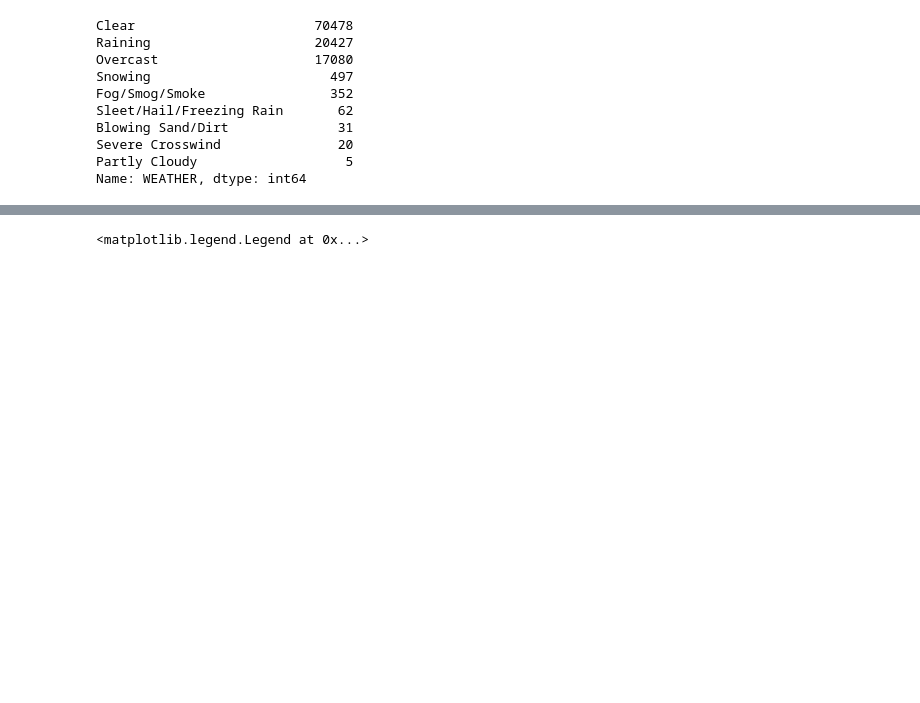
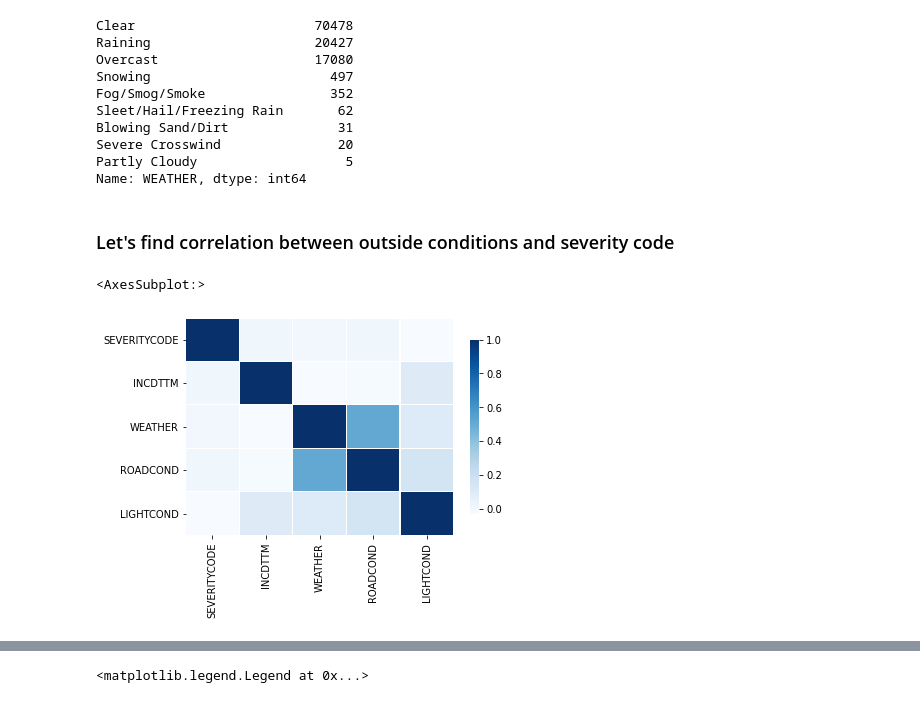
Before and after one commit to delsakov/Coursera-DataScience, a Jupyter notebook: Data Science Capstone.ipynb, the cells around one changed output, grey strips where cells are left out. Cells and saved outputs as stored; diff of their text form; code cells hidden in the pictures; blank space fills up the shorter version.

Commit message:
added correlation data

```diff
--- a/Data Science Capstone.ipynb
+++ b/Data Science Capstone.ipynb
@@ -178,3 +178,5 @@ Blowing Sand/Dirt              31
 Severe Crosswind               20
 Partly Cloudy                   5
 Name: WEATHER, dtype: int64
+# %% [markdown]
+### Let's find correlation between outside conditions and severity code
@@ -180,0 +210,35 @@ Name: WEATHER, dtype: int64
+# %%
+# Clear = 0; rain/snow = 1; overcast = 2, windy = 3
+initial_df['WEATHER'].replace('Clear', 0, inplace=True)
+initial_df['WEATHER'].replace('Raining', 1, inplace=True)
+initial_df['WEATHER'].replace('Overcast', 2, inplace=True)
+initial_df['WEATHER'].replace('Snowing', 1, inplace=True)
+initial_df['WEATHER'].replace('Fog/Smog/Smoke', 2, inplace=True)
+initial_df['WEATHER'].replace('Sleet/Hail/Freezing Rain', 1, inplace=True)
+initial_df['WEATHER'].replace('Blowing Sand/Dirt', 3, inplace=True)
+initial_df['WEATHER'].replace('Severe Crosswind', 3, inplace=True)
+initial_df['WEATHER'].replace('Partly Cloudy', 2, inplace=True)
+
+# Dry = 0; wet/snow/other = 1
+initial_df['ROADCOND'].replace('Dry', 0, inplace=True)
+initial_df['ROADCOND'].replace('Wet', 1, inplace=True)
+initial_df['ROADCOND'].replace('Ice', 1, inplace=True)
+initial_df['ROADCOND'].replace('Snow/Slush', 1, inplace=True)
+initial_df['ROADCOND'].replace('Oil', 1, inplace=True)
+initial_df['ROADCOND'].replace('Sand/Mud/Dirt', 1, inplace=True)
+initial_df['ROADCOND'].replace('Standing Water', 1, inplace=True)
+
+# Daylight = 0; Dusk/Dawn = 1; Dark = 2
+initial_df['LIGHTCOND'].replace('Daylight', 0, inplace=True)
+initial_df['LIGHTCOND'].replace('Dark - Street Lights On', 1, inplace=True)
+initial_df['LIGHTCOND'].replace('Dusk', 2, inplace=True)
+initial_df['LIGHTCOND'].replace('Dawn', 2, inplace=True)
+initial_df['LIGHTCOND'].replace('Dark - No Street Lights', 1, inplace=True)
+initial_df['LIGHTCOND'].replace('Dark - Street Lights Off', 1, inplace=True)
+initial_df['LIGHTCOND'].replace('Dark - Unknown Lighting', 1, inplace=True)
+# %%
+import seaborn as sns
+sns.heatmap(initial_df.corr(), cmap="Blues", linewidth=0.3, cbar_kws={"shrink": .8})
+# %% [output]
+<AxesSubplot:>
+[figure, added]
```
Also changed, not shown: parts of 12 cells of this notebook.
